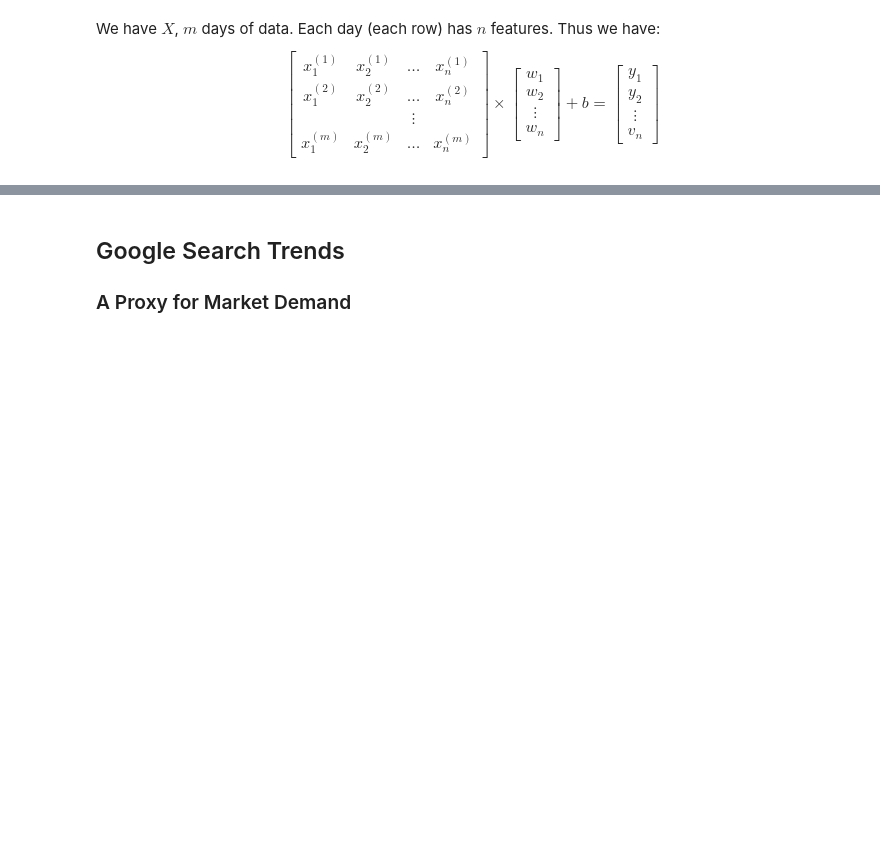
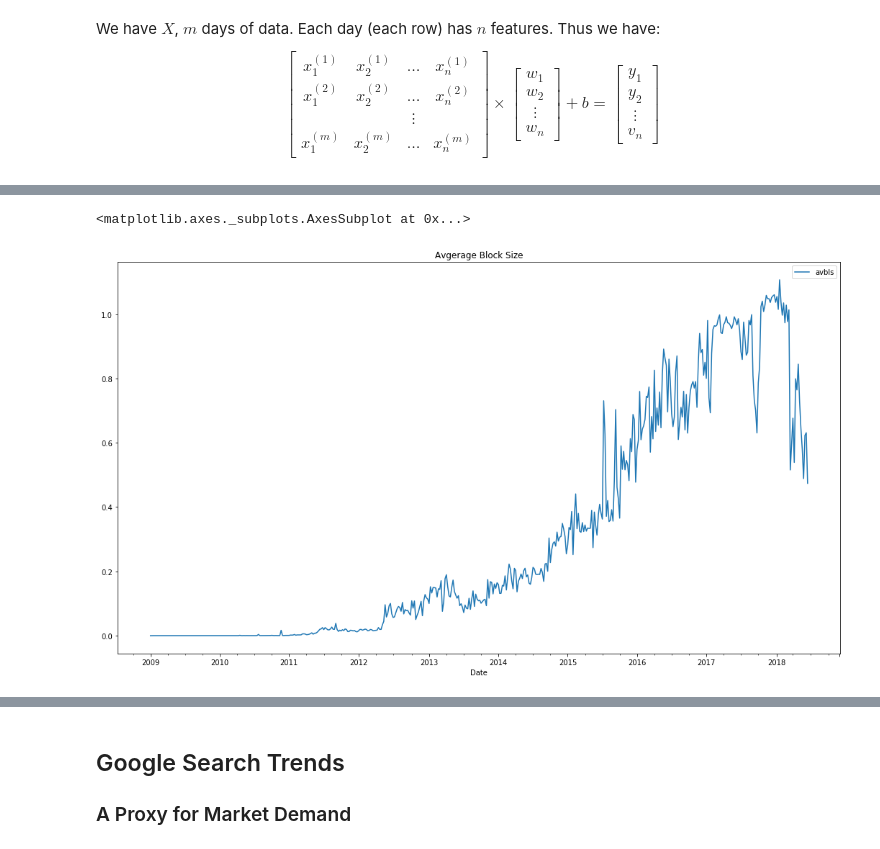
Before and after one commit to lopezdp/MachineLearningResearch, a Jupyter notebook: QuantFinance/PricingResearch.ipynb, the cells around one changed output, grey strips where cells are left out. Drawn from its saved outputs; the diff is of its cells as text; code cells hidden in the pictures; blank space fills up the shorter version.

```diff
--- a/QuantFinance/PricingResearch.ipynb
+++ b/QuantFinance/PricingResearch.ipynb
@@ -394,0 +197,11 @@ miopm.plot(title='BTC Mining Operating Margin', figsize=(18,10), logy=True)
+# %%
+# Bitcoin Average Block Size
+# The Average block size in MB
+avbls = ql.get("BCHAIN/AVBLS", collapse="weekly")
+#avbls = avbls.rename(columns={"Value": "Average Block Size"})
+avbls = avbls.rename(columns={"Value": "avbls"})
+
+avbls.plot(title='Avgerage Block Size', figsize=(18,10))
+# %% [output]
+<matplotlib.axes._subplots.AxesSubplot at 0x...>
+[figure, added]
```
Also changed, not shown: parts of 74 cells of this notebook, 2 other files.
